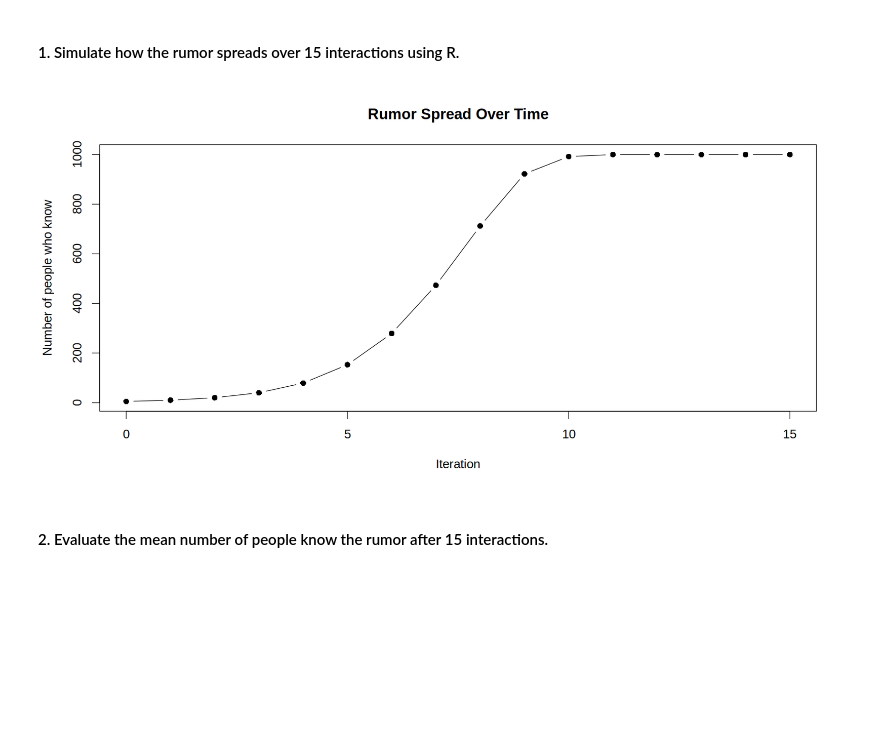
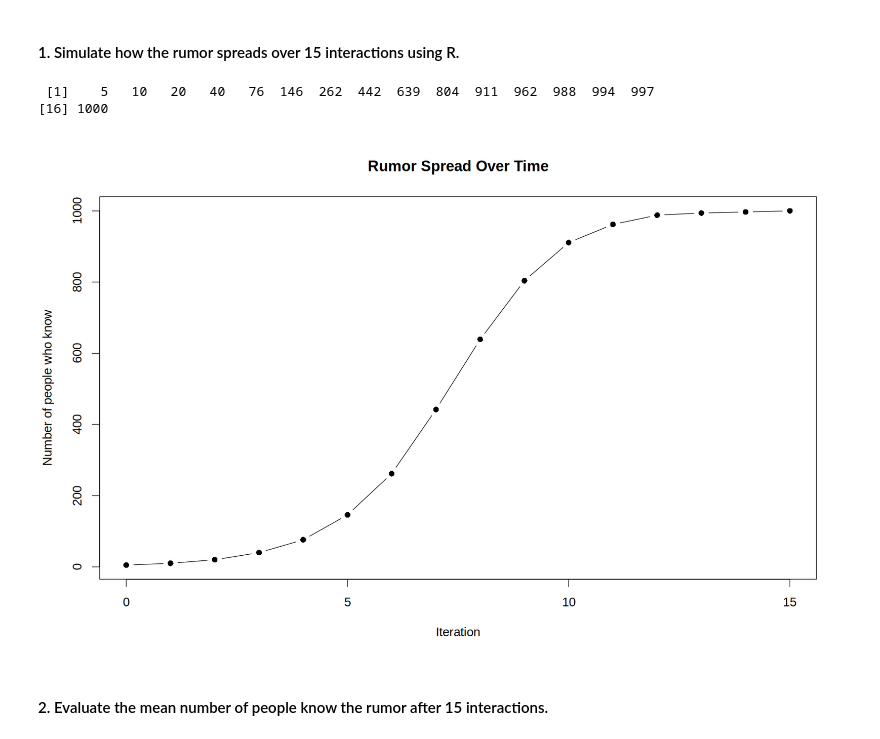
Before and after one commit to seccobenedetto/ex_Advanced_Statistics, a Jupyter notebook: lab_2/lab_2_test.ipynb, the cells around one changed output. Drawn from its saved outputs; the diff is of its cells as text; code cells hidden in the pictures; blank space fills up the shorter version.

```diff
--- a/lab_2/lab_2_test.ipynb
+++ b/lab_2/lab_2_test.ipynb
@@ -234,37 +234,40 @@ Every person who knows the rumor spreads it to one randomly chosen person, inclu
 # %%
 num_people <- 1000
 start <- 5                                 # initial number of people that knows the rumour
 rumour_state <- rep(0, num_people)
 num_iterations <- 15
 
 # let's initialize who knows the rumour at the start:
 idx <- sample(1:num_people, start)
 rumour_state[ idx ] <- 1
 # let's write the function that spreads the rumour:
-spread <- function(r_s, it, start, r_t) {   # 'r' stands for 'rumour state', 'it' for number of iterations
-    r_t <- rep(0, num_iterations+1)   # this variable will follow the number of people who knoes the rumour over time
+spread <- function(r_s, it, start) {
+    # 'r_s' stands for 'rumour state', 'it' for number of iterations, 'r_t' for rumour trend
+    r_t <- rep(0, it+1)                    # this variable will follow the number of people who knows the rumour over time
     r_t[1] <- start
-    current <- start                        # current number of persons that knows the rumour
+    current <- start                       # current number of persons that knows the rumour
     for (i in 1:it) {
-        talked_to <- sample(1:num_people, current)
+        talked_to <- sample(1:num_people, current, replace=TRUE)
         r_s[ talked_to ] <- 1
         current <- sum(r_s)
         r_t[i+1] <- current
     }
     return (r_t)
 }
 
 # let's compute the simulation:
-rumour_trend <- spread(rumour_state, num_iterations, start)
+rumour_trend <- spread(rumour_state, num_iterations, start); rumour_trend
 
 # PLOT:
-options(repr.plot.width = 14, repr.plot.height = 7)
+options(repr.plot.width = 14, repr.plot.height = 9)
 par(cex=1.3)
 plot(0:num_iterations, rumour_trend, type = "b", pch = 16,
      xlab = "Iteration", ylab = "Number of people who know",
      main = "Rumor Spread Over Time")
 # %% [output]
+ [1]    5   10   20   40   76  146  262  442  639  804  911  962  988  994  997
+[16] 1000
-[figure, old version]
+[figure, new version]
 # %% [markdown]
 #### 2. Evaluate the mean number of people know the rumor after 15 interactions.
 # %%
```
Also changed, not shown: parts of 2 cells of this notebook, 1 other file.
